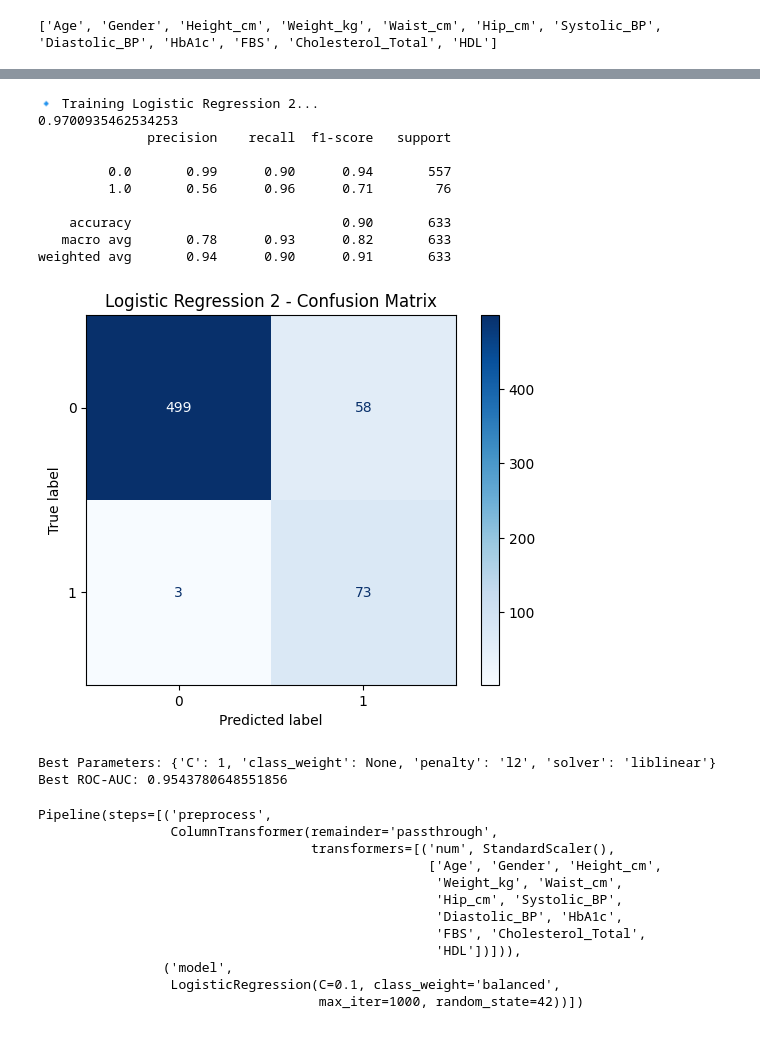
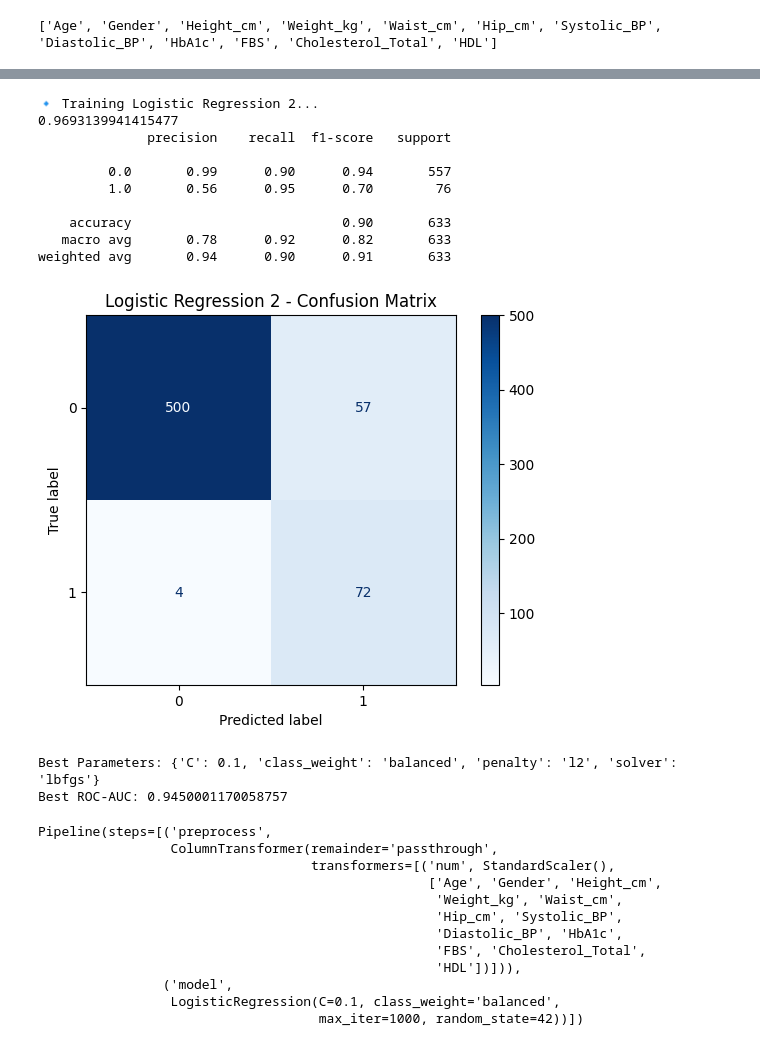
Before and after one commit to Jarmen24/thesis_diabetes, a Jupyter notebook: train_data.ipynb, the cells around one changed output, grey strips where cells are left out. Saved outputs shown, nothing was run; the diff lists cells and outputs as text; code cells hidden in the pictures.

```diff
--- a/train_data.ipynb
+++ b/train_data.ipynb
@@ -391,7 +392,7 @@ from xgboost import XGBClassifier
 
 from sklearn.metrics import classification_report, confusion_matrix, ConfusionMatrixDisplay, roc_auc_score, accuracy_score, f1_score
 # %%
-numeric_features = X_train_res.columns.tolist()
+numeric_features = X_train.columns.tolist()
 
 preprocessor = ColumnTransformer(
     transformers=[('num', StandardScaler(), numeric_features)],
@@ -514,23 +515,23 @@ weighted avg       0.94      0.93      0.93       633
 # %%
 models_lg = {
     "Logistic Regression 2": LogisticRegression(max_iter=1000, random_state=42, penalty='l2', C=0.1, class_weight='balanced'),
 }
 
-train_and_evaluate_model(models_lg, X_train_res, y_train_res, X_valid, y_valid)
+train_and_evaluate_model(models_lg, X_train, y_train, X_valid, y_valid)
 # %% [output]
 🔹 Training Logistic Regression 2...
-0.9700935462534253
+0.9693139941415477
               precision    recall  f1-score   support
 
          0.0       0.99      0.90      0.94       557
-         1.0       0.56      0.96      0.71        76
+         1.0       0.56      0.95      0.70        76
 
     accuracy                           0.90       633
-   macro avg       0.78      0.93      0.82       633
+   macro avg       0.78      0.92      0.82       633
 weighted avg       0.94      0.90      0.91       633
-[figure, old version]
+[figure, new version]
 # %%
-from sklearn.model_selection import GridSearchCV
+
 
 param_grid = {
     'C': [0.01, 0.1, 1, 10],
@@ -540,13 +541,13 @@ param_grid = {
 }
 
 grid = GridSearchCV(LogisticRegression(max_iter=1000, random_state=42), param_grid, cv=5, scoring='roc_auc')
-grid.fit(X_train_res, y_train_res)
+grid.fit(X_train, y_train)
 
 print("Best Parameters:", grid.best_params_)
 print("Best ROC-AUC:", grid.best_score_)
 # %% [output]
-Best Parameters: {'C': 1, 'class_weight': None, 'penalty': 'l2', 'solver': 'liblinear'}
-Best ROC-AUC: 0.9543780648551856
+Best Parameters: {'C': 0.1, 'class_weight': 'balanced', 'penalty': 'l2', 'solver': 'lbfgs'}
+Best ROC-AUC: 0.9450001170058757
 # %%
 best_pipe = ImbPipeline([
     ('preprocess', preprocessor),
```
Also changed, not shown: parts of 13 cells of this notebook.
